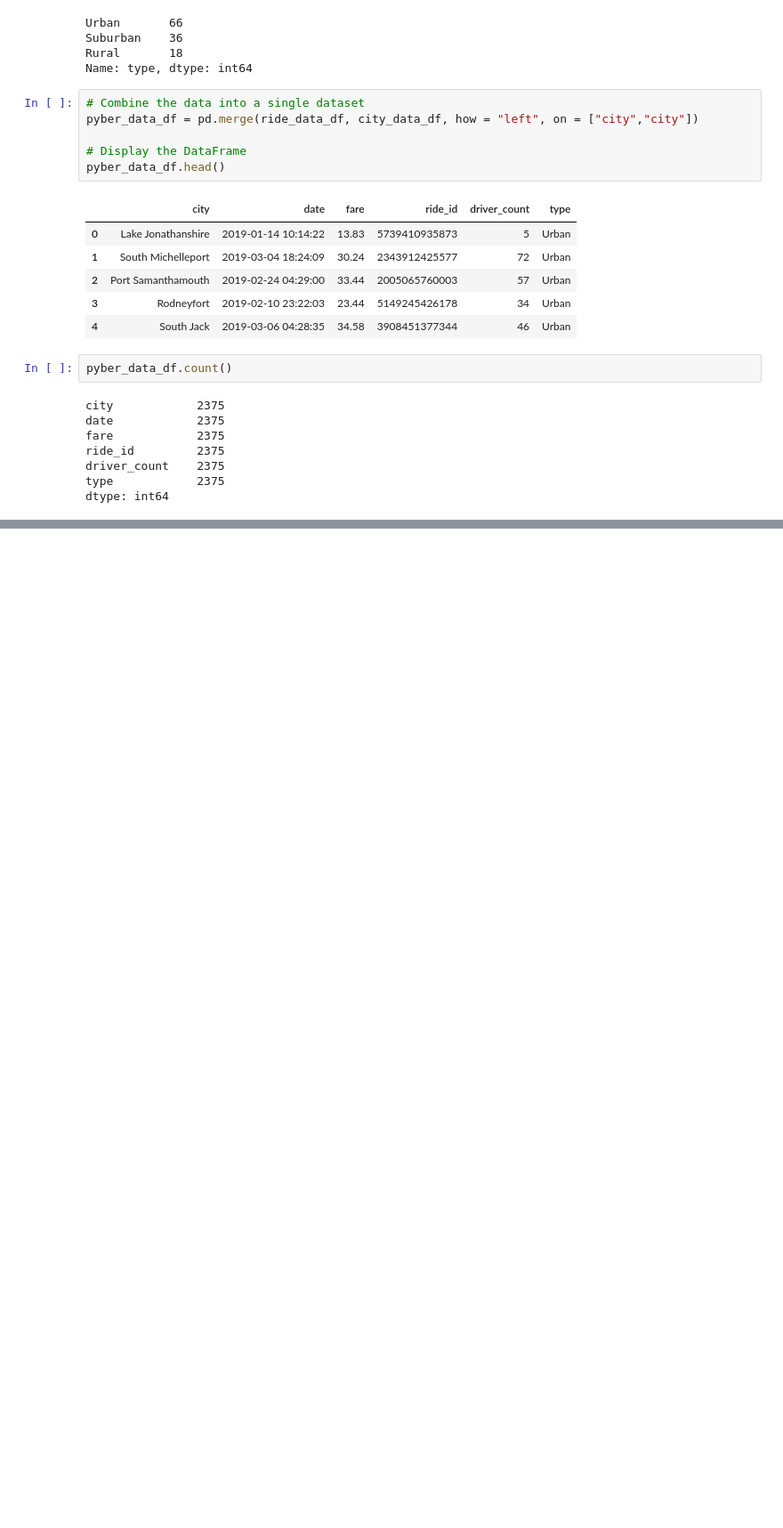
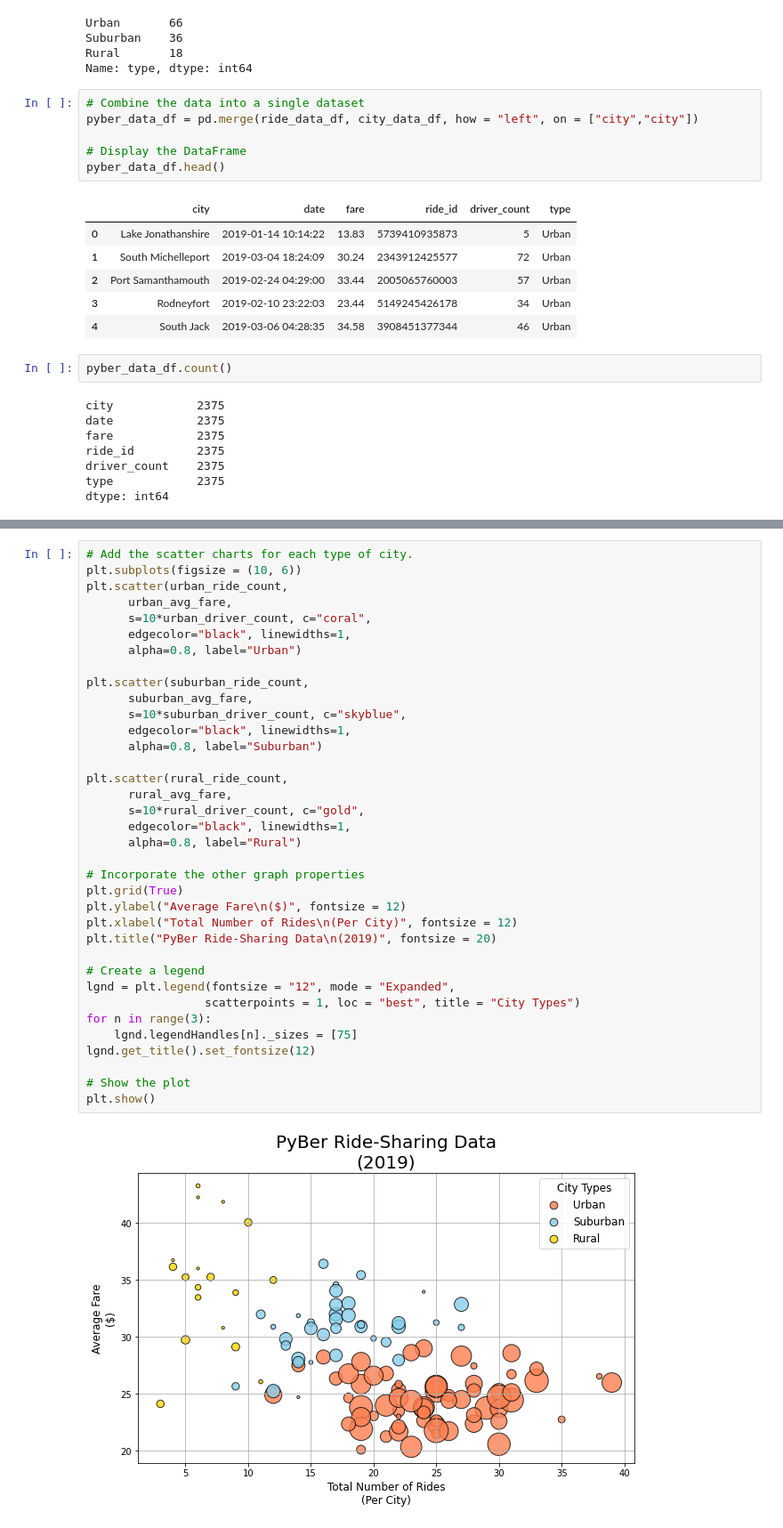
Before and after one commit to ChiefMetDing/PyBer_Analysis, a Jupyter notebook: PyBer.ipynb, the cells around one changed output, grey strips where cells are left out. Shown at 89% size. Drawn from its saved outputs; the diff is of its cells as text; blank space fills up the shorter version.

```diff
--- a/PyBer.ipynb
+++ b/PyBer.ipynb
@@ -115,0 +229,38 @@ dtype: int64
+# %%
+# Add the scatter charts for each type of city.
+plt.subplots(figsize = (10, 6))
+plt.scatter(urban_ride_count,
+      urban_avg_fare,
+      s=10*urban_driver_count, c="coral",
+      edgecolor="black", linewidths=1,
+      alpha=0.8, label="Urban")
+
+plt.scatter(suburban_ride_count,
+      suburban_avg_fare,
+      s=10*suburban_driver_count, c="skyblue",
+      edgecolor="black", linewidths=1,
+      alpha=0.8, label="Suburban")
+
+plt.scatter(rural_ride_count,
+      rural_avg_fare,
+      s=10*rural_driver_count, c="gold",
+      edgecolor="black", linewidths=1,
+      alpha=0.8, label="Rural")
+
+# Incorporate the other graph properties
+plt.grid(True)
+plt.ylabel("Average Fare\n($)", fontsize = 12)
+plt.xlabel("Total Number of Rides\n(Per City)", fontsize = 12)
+plt.title("PyBer Ride-Sharing Data\n(2019)", fontsize = 20)
+
+# Create a legend
+lgnd = plt.legend(fontsize = "12", mode = "Expanded",
+                 scatterpoints = 1, loc = "best", title = "City Types")
+for n in range(3):
+    lgnd.legendHandles[n]._sizes = [75]
+lgnd.get_title().set_fontsize(12)
+
+# Show the plot
+plt.show()
+# %% [output]
+[figure, added]
```
Also changed, not shown: parts of 12 cells of this notebook, 1 other file.
